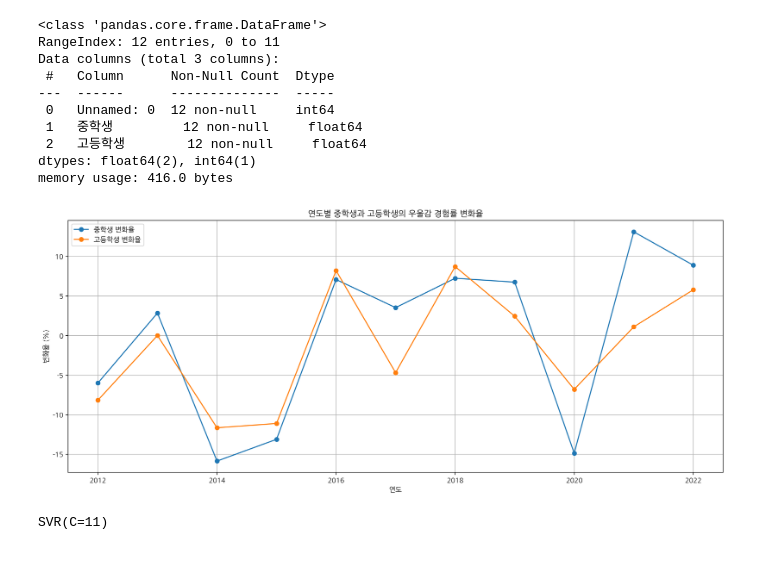
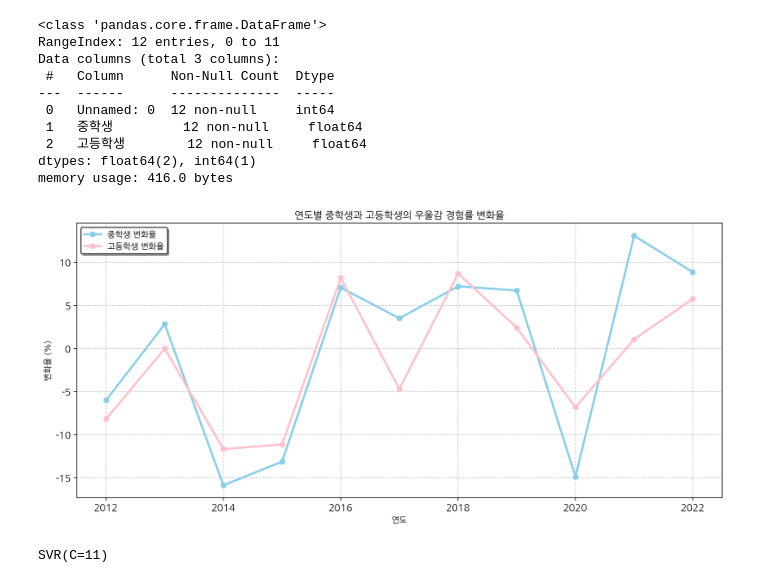
Before and after one commit to thdnjs0730/2024-1-my-BDA, a Jupyter notebook: 데이터분석과제_03조_20231596_최소원_20231596_최소원.ipynb, the cells around one changed output. Cells and saved outputs as stored; diff of their text form; code cells hidden in the pictures.

```diff
--- a/데이터분석과제_03조_20231596_최소원_20231596_최소원.ipynb
+++ b/데이터분석과제_03조_20231596_최소원_20231596_최소원.ipynb
@@ -125,17 +125,18 @@ dep_pre_df['고등학생 변화율'] = dep_pre_df['고등학생'].pct_change() *
 # %%
 # 연도별 우울감 경험률 변화율 시각화
 plt.figure(figsize=(14, 6))
-plt.plot(dep_pre_df['연도'], dep_pre_df['중학생 변화율'], marker='o', label='중학생 변화율')
-plt.plot(dep_pre_df['연도'], dep_pre_df['고등학생 변화율'], marker='o', label='고등학생 변화율')
+plt.plot(dep_pre_df['연도'], dep_pre_df['중학생 변화율'], marker='o', label='중학생 변화율', color='skyblue', linewidth=2.5)
+plt.plot(dep_pre_df['연도'], dep_pre_df['고등학생 변화율'], marker='o', label='고등학생 변화율', color='pink', linewidth=2.5)
 plt.xlabel('연도')
 plt.ylabel('변화율 (%)')
 plt.title('연도별 중학생과 고등학생의 우울감 경험률 변화율')
-plt.legend()
-plt.grid(True)
-plt.tight_layout()
+plt.xticks(fontsize=12)
+plt.yticks(fontsize=12)
+plt.grid(True, linestyle='--', alpha=0.7)
+plt.legend(frameon=True, shadow=True, facecolor='white', edgecolor='black')
 plt.show()
 # %% [output]
-[figure, old version]
+[figure, new version]
 # %%
 # 중학생과 고등학생의 우울감 경험률 평균
 dep_pre_df['평균'] = (dep_pre_df['중학생'] + dep_pre_df['고등학생'])/2
```
Also changed, not shown: parts of 9 cells of this notebook.
